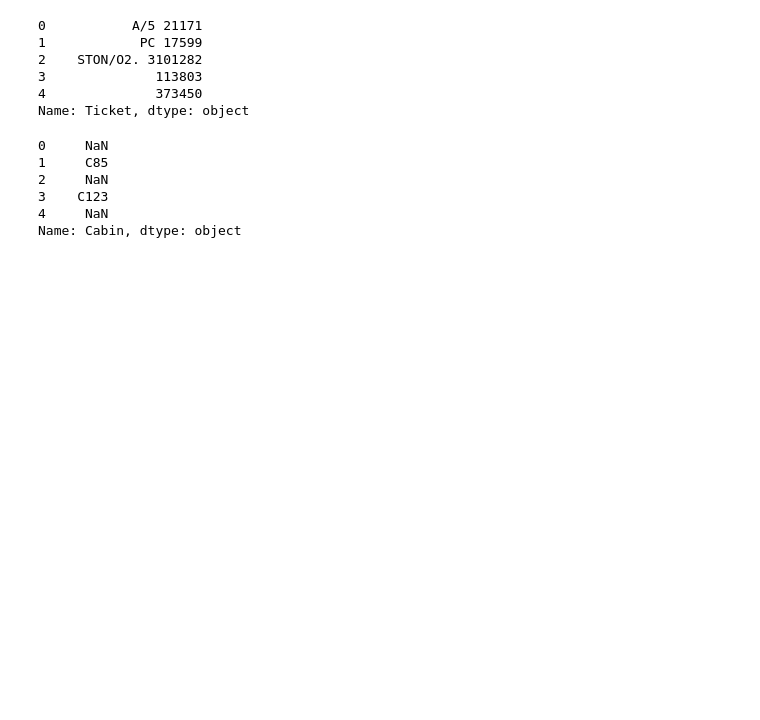
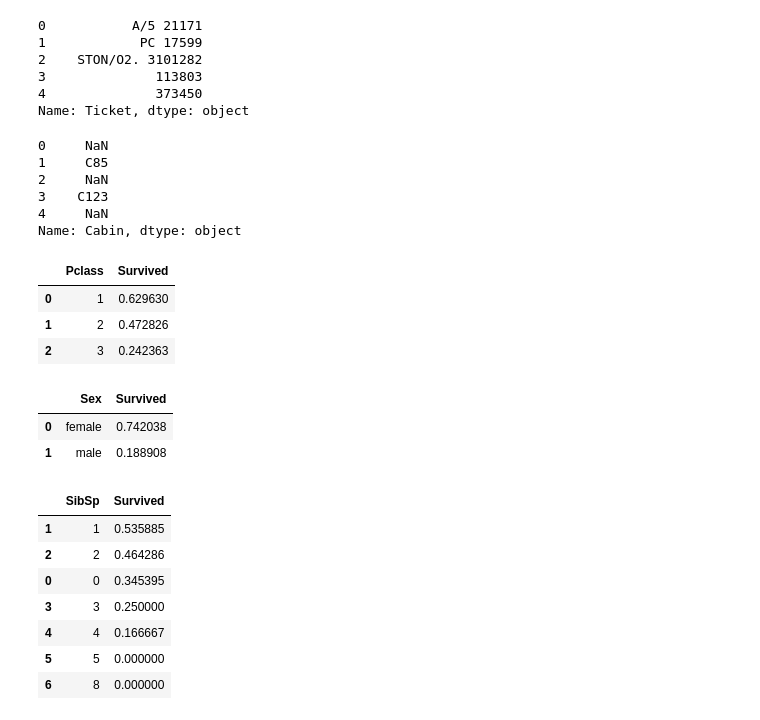
Before and after one commit to juanesmendez/k-means-clustering-example, a Jupyter notebook: script.ipynb, the cells around one changed output. Cells and saved outputs as stored; diff of their text form; code cells hidden in the pictures; blank space fills up the shorter version.

```diff
--- a/script.ipynb
+++ b/script.ipynb
@@ -163,3 +163,28 @@ train["Cabin"].head()
 3    C123
 4     NaN
 Name: Cabin, dtype: object
+# %%
+# Analayze survival count of passenger of the Titanic with respect to Pclass, Sex, SibSp, and Parch
+train[['Pclass', 'Survived']].groupby(['Pclass'], as_index=False).mean().sort_values(by='Survived', ascending=False)
+# %% [output]
+|  | Pclass | Survived |
+| 0 | 1 | 0.629630 |
+| 1 | 2 | 0.472826 |
+| 2 | 3 | 0.242363 |
+# %%
+train[["Sex", "Survived"]].groupby(["Sex"], as_index=False).mean().sort_values(by='Survived', ascending=False)
+# %% [output]
+|  | Sex | Survived |
+| 0 | female | 0.742038 |
+| 1 | male | 0.188908 |
+# %%
+train[["SibSp", "Survived"]].groupby(["SibSp"], as_index=False).mean().sort_values(by="Survived", ascending=False)
+# %% [output]
+|  | SibSp | Survived |
+| 1 | 1 | 0.535885 |
+| 2 | 2 | 0.464286 |
+| 0 | 0 | 0.345395 |
+| 3 | 3 | 0.250000 |
+| 4 | 4 | 0.166667 |
+| 5 | 5 | 0.000000 |
+| 6 | 8 | 0.000000 |
```
Also changed, not shown: parts of 2 cells of this notebook.
